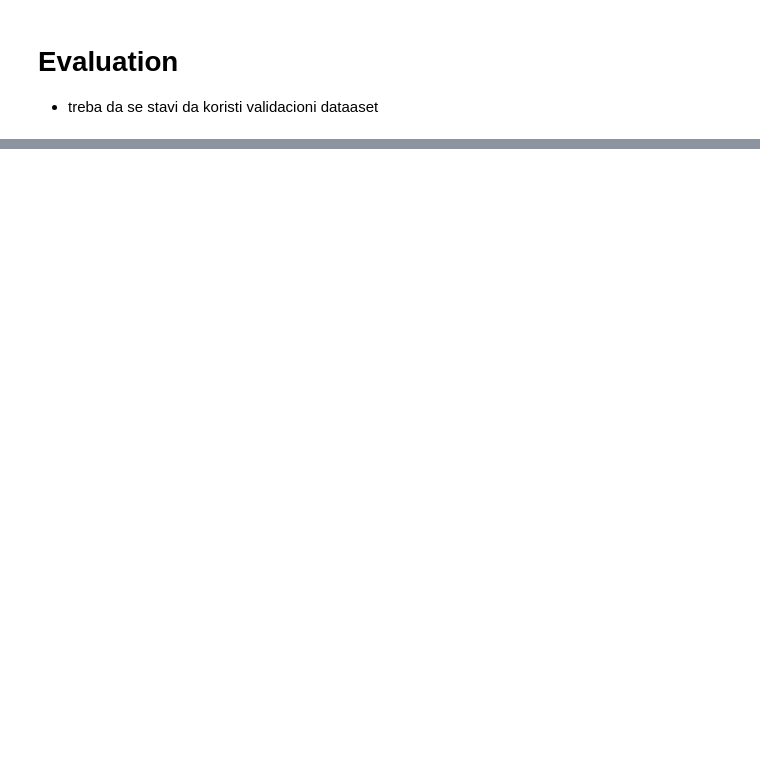
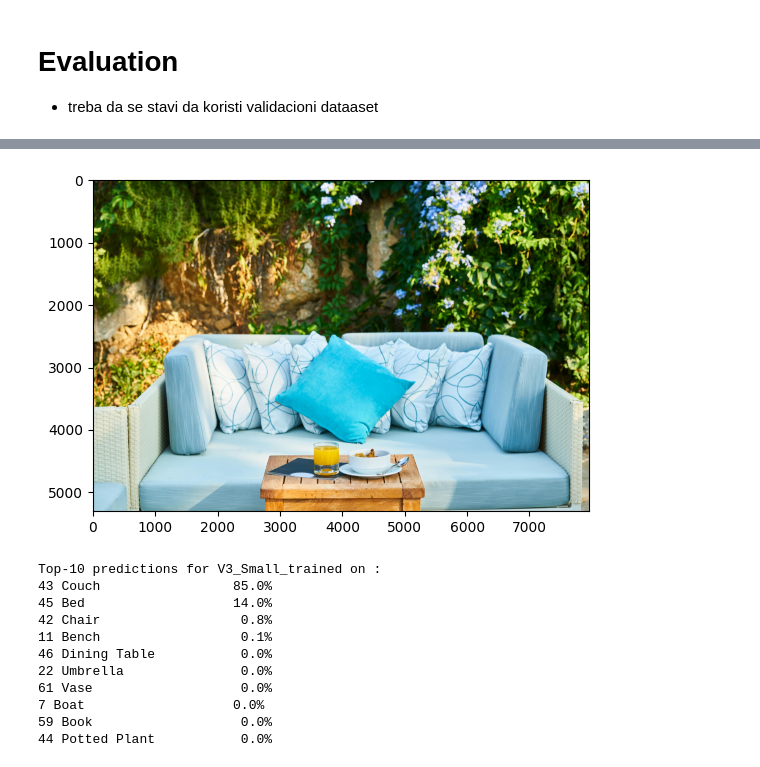
Before and after one commit to Drakula44/LPCV_2025_T1, a Jupyter notebook: train_masa.ipynb, the cells around one changed output, grey strips where cells are left out. Drawn from its saved outputs; the diff is of its cells as text; code cells hidden in the pictures; blank space fills up the shorter version.

```diff
--- a/train_masa.ipynb
+++ b/train_masa.ipynb
@@ -71,3 +99,3 @@ def train_model(model, dataloader, criterion, optimizer, num_epochs=50):
 # %%
 # run this to train the model
-# train_model(model, dataloader, criterion, optimizer)
+train_model(model, dataloader, criterion, optimizer, 100)
@@ -77,8 +107,20 @@ def train_model(model, dataloader, criterion, optimizer, num_epochs=50):
 # %%
 model.eval()
 
+weights = torch.load("models/2025-02-10 19:54:17.749289/model_70epoha_coco_train_batch_size_256.pth")
+
+model.load_state_dict(weights)
+
 totalPost = 0
 accuracyPost = 0
+
+dataset = DatasetReader.COCODataset(annotation_file='datasets/coco/annotations/instances_val2017.json',
+    image_dir= 'datasets/coco/val2017',
+    target_classes=[s.lower() for s in utils.GLOBAL_CLASSES],
+    transform=transform)
+
+# batch_size = 256
+# dataloader = DataLoader(dataset, batch_size=batch_size, shuffle=True, num_workers=11, prefetch_factor=4, persistent_workers=True)
 
 
 for i in range(0, len(dataset)):
@@ -123,0 +232,49 @@ train_model(model2, dataloader, criterion, optimizer, num_epochs=50)
+# %%
+idx = 0
+# %%
+import matplotlib.pyplot as plt
+import skimage as ski
+
+folderpath = "/home/centar15-desktop1/Desktop/example_data/images-20250210T115939Z-001/images/"
+
+transform2 = transforms.Compose([
+    transforms.Resize((224, 224)),
+    transforms.ToTensor(),
+    transforms.Normalize(mean=[0.485, 0.456, 0.406], std=[0.229, 0.224, 0.225]),
+    transforms.Lambda(lambda x: x.unsqueeze(0).to(device))
+])
+
+image = Image.open(folderpath + f"{idx}.jpg")
+
+if image.mode == 'RGBA':
+    # Convert the image to RGB (remove alpha channel)
+    image = image.convert('RGB')
+
+# image = ski.io.imread(folderpath + f"{idx}.jpg")
+
+# print(image.shape)
+
+# image = image[:,:, :3]
+# image2 = np.transpose(image, (2, 0, 1))
+
+# print(image.shape)
+
+plt.imshow(image)
+plt.show()
+
+print_probablities_from_output(model(transform2(image)), GLOBAL_CLASSES, 10, 'V3_Small_trained')
+
+idx = idx + 1
+# %% [output]
+[figure, added]
+Top-10 predictions for V3_Small_trained on :
+43 Couch                 85.0%
+45 Bed                   14.0%
+42 Chair                  0.8%
+11 Bench                  0.1%
+46 Dining Table           0.0%
+22 Umbrella               0.0%
+61 Vase                   0.0%
+7 Boat                   0.0%
+59 Book                   0.0%
+44 Potted Plant           0.0%
```
Also changed, not shown: parts of 12 cells of this notebook, 7 other files.
